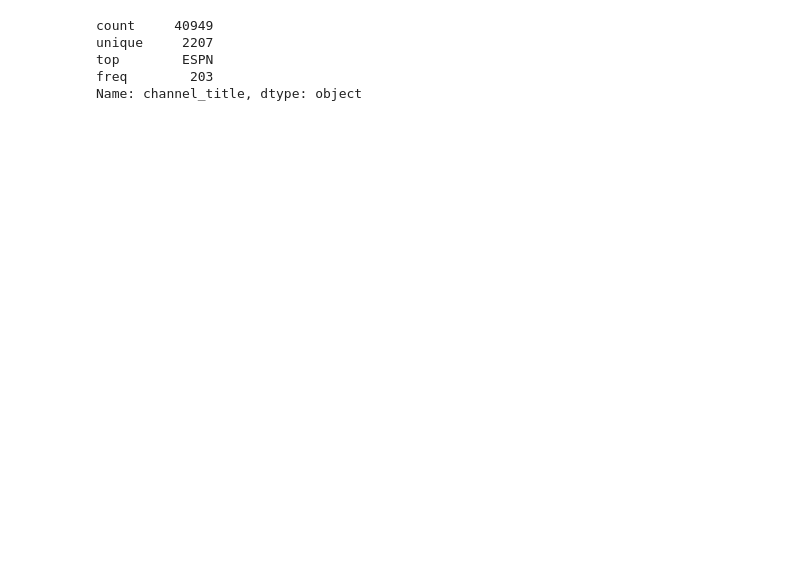
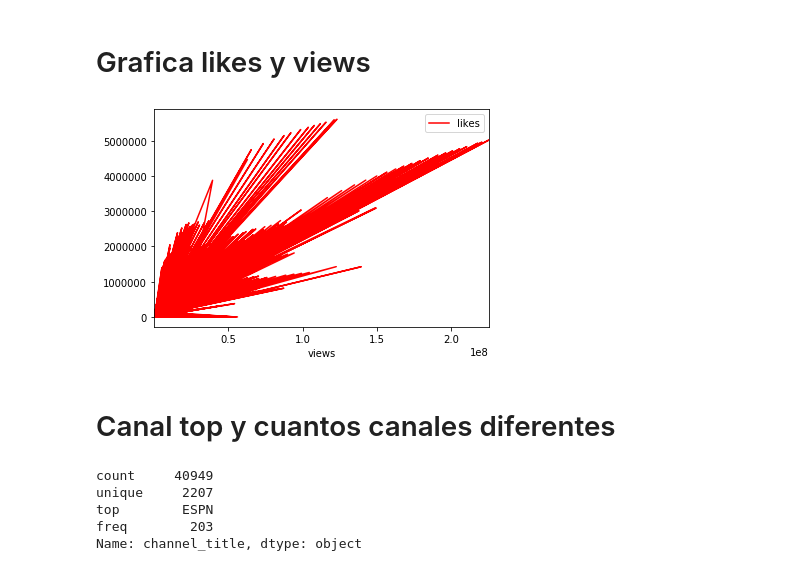
Before and after one commit to laloolea/pruebas-pandas, a Jupyter notebook: pruebas-youtube.ipynb, the cells around one changed output. Saved outputs shown, nothing was run; the diff lists cells and outputs as text; code cells hidden in the pictures; blank space fills up the shorter version.

```diff
--- a/pruebas-youtube.ipynb
+++ b/pruebas-youtube.ipynb
@@ -26,6 +44,15 @@ reviews.loc[:, ['channel_title', 'description']]
 | 40947 | How It Should Have Ended | How Black Panther Should Have End... |
 | 40948 | Call of Duty | Call of Duty: Black Ops 4 Multipl... |
 40949 rows × 2 columns
+# %% [markdown]
+# Grafica likes y views
+# %%
+reviews.plot(kind='line',x='views',y='likes',color='red')
+plt.show()
+# %% [output]
+[figure, added]
+# %% [markdown]
+# Canal top y cuantos canales diferentes
 # %%
 reviews.channel_title.describe()
 # %% [output]
```
Also changed, not shown: parts of 14 cells of this notebook, 2 other files.
